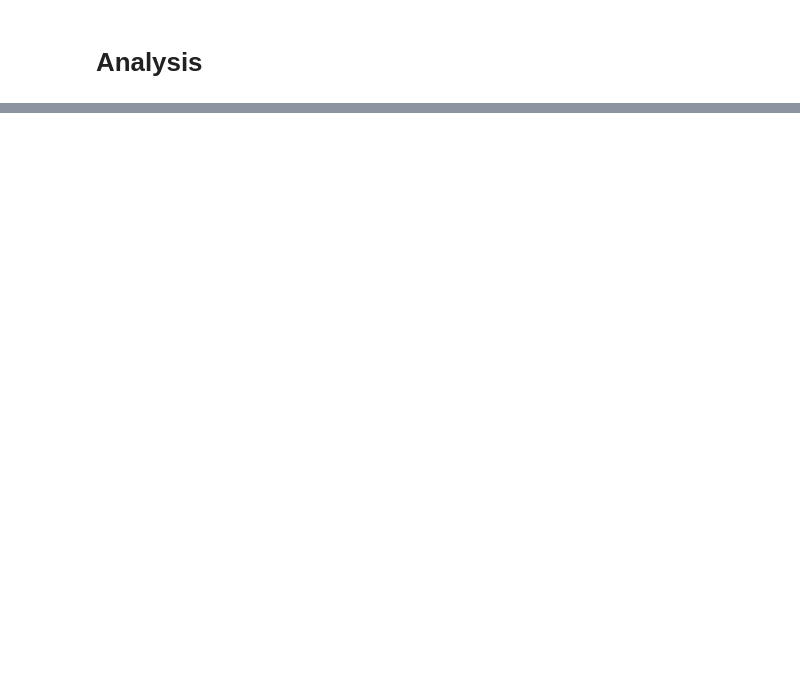
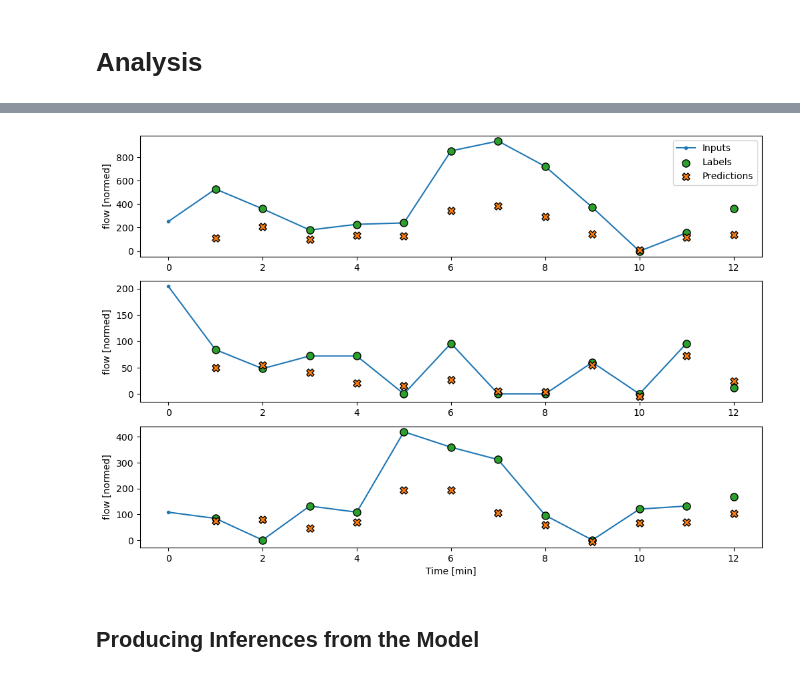
Before and after one commit to tanaynistala/traffic, a Jupyter notebook: analysis.ipynb, the cells around one changed output, grey strips where cells are left out. Saved outputs shown, nothing was run; the diff lists cells and outputs as text; code cells hidden in the pictures; blank space fills up the shorter version.

```diff
--- a/analysis.ipynb
+++ b/analysis.ipynb
@@ -303,4 +329,5 @@ def compute_test_loss(model, window):
     return loss
 
 loss = compute_test_loss(model, window)
+window.plot(model)
 # %% [output]
@@ -308,3 +335,6 @@ loss = compute_test_loss(model, window)
+[figure, added]
 # %%
 # Save the model
 model.save("model.keras")
+# %% [markdown]
+## Producing Inferences from the Model
```
Also changed, not shown: parts of 10 cells of this notebook, 1 other file.
